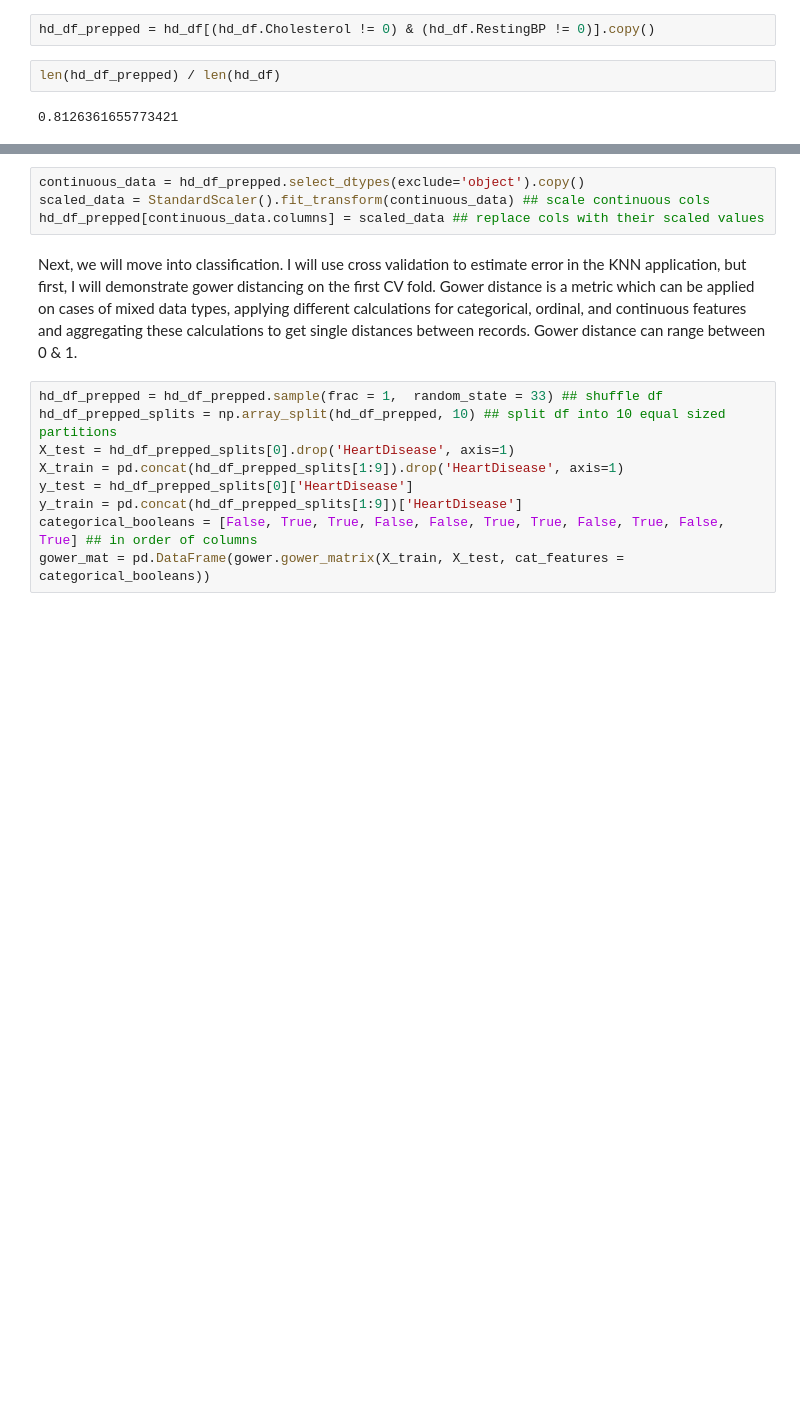
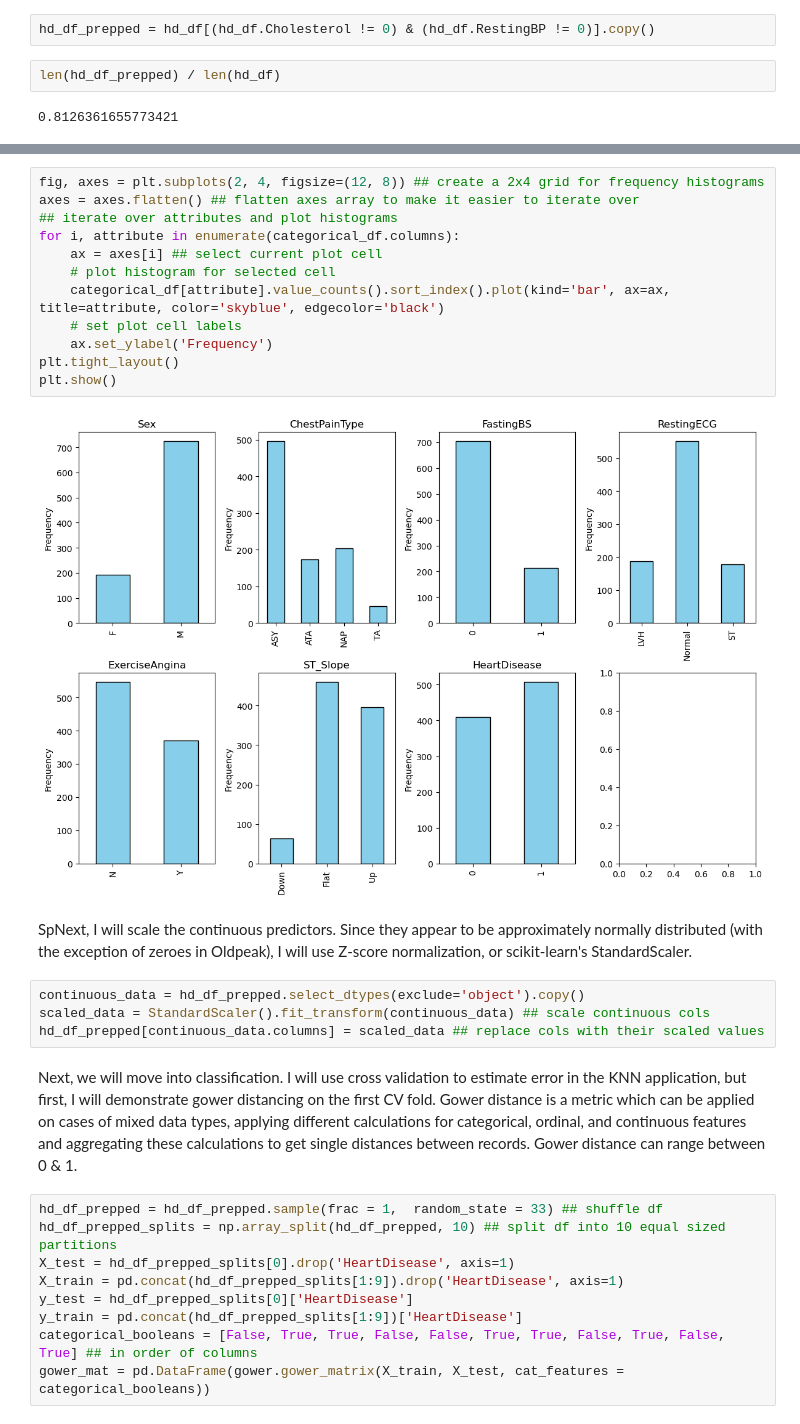
Before and after one commit to shawnbernarddata/shawnbernarddata.github.io, a Jupyter notebook: projects/knn_heart_disease.ipynb, the cells around one changed output, grey strips where cells are left out. Cells and saved outputs as stored; diff of their text form; blank space fills up the shorter version.

```diff
--- a/projects/knn_heart_disease.ipynb
+++ b/projects/knn_heart_disease.ipynb
@@ -113,3 +122,19 @@ We retain 81.3% of the original dataset. Next, I will scale the continuous predi
+# %%
+fig, axes = plt.subplots(2, 4, figsize=(12, 8)) ## create a 2x4 grid for frequency histograms
+axes = axes.flatten() ## flatten axes array to make it easier to iterate over
+## iterate over attributes and plot histograms
+for i, attribute in enumerate(categorical_df.columns):
+    ax = axes[i] ## select current plot cell
+    # plot histogram for selected cell
+    categorical_df[attribute].value_counts().sort_index().plot(kind='bar', ax=ax, title=attribute, color='skyblue', edgecolor='black')
+    # set plot cell labels
+    ax.set_ylabel('Frequency')
+plt.tight_layout()
+plt.show()
+# %% [output]
+[figure, added]
+# %% [markdown]
+SpNext, I will scale the continuous predictors. Since they appear to be approximately normally distributed (with the exception of zeroes in Oldpeak), I will use Z-score normalization, or scikit-learn's StandardScaler.
 # %%
 continuous_data = hd_df_prepped.select_dtypes(exclude='object').copy()
 scaled_data = StandardScaler().fit_transform(continuous_data) ## scale continuous cols
```
Also changed, not shown: parts of 10 cells of this notebook.
